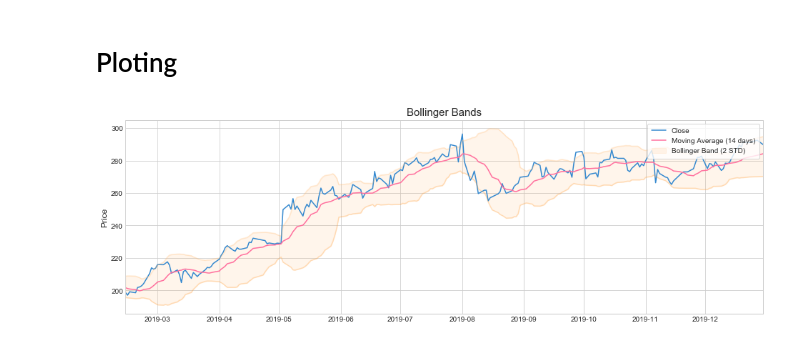
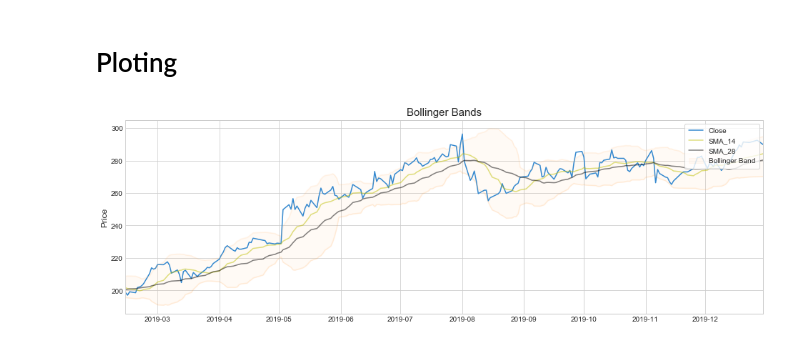
Before and after one commit to RiWieland/Finance_Platform, a Jupyter notebook: Analysis.ipynb, the cells around one changed output. Saved outputs shown, nothing was run; the diff lists cells and outputs as text; code cells hidden in the pictures.

```diff
--- a/Analysis.ipynb
+++ b/Analysis.ipynb
@@ -23,31 +32,45 @@ running sqlite3 version :2.6.0, Connection to Database on: /Users/richard.wielan
 # %% [markdown]
 # Ploting
 # %%
-def bollinger_bands_plot(stock, std=2, path=None):
+def dynamic_ploting(stock, *args, path=None):#), path=None): #, path=None):
 
     # Bollinger band plot with EMA and original historical data
     plt.figure(figsize=(16,5))
     plt.style.use('seaborn-whitegrid')
-    plt.plot(stock.Trading_Date, stock.Close, color='#3388cf', label='Close')
+    color_index=5
+    colors = "bgrcmykw"
+
+    plt.plot(stock.Trading_Date, stock.Close, color='#3388cf' ,label='Close')
     #plt.plot(stock.index, stock.MA21, color='#ad6eff', label='Moving Average (21 days)')
-    plt.plot(stock.Trading_Date, stock.SMA_14, color='#ff6e9d', label='Moving Average (14 days)')
-    plt.plot(stock.Trading_Date, stock.BOLLING_UPPER, color='#ffbd74', alpha=0.3)
-    plt.plot(stock.Trading_Date, stock.BOLLING_LOWER, color='#ffa33f', alpha=0.3)
-    plt.fill_between(stock.Trading_Date, stock.BOLLING_UPPER, stock.BOLLING_LOWER, color='#ffa33f', alpha=0.1, label='Bollinger Band ({} STD)'.format(std))
+
+    for arg in args:
+
+        if arg =='Bollinger_Band':
+            plt.plot(stock.Trading_Date, stock.BOLLING_UPPER, color='#ffbd74', alpha=0.15)
+            plt.plot(stock.Trading_Date, stock.BOLLING_LOWER, color='#ffa33f', alpha=0.15)
+            plt.fill_between(stock.Trading_Date, stock.BOLLING_UPPER, stock.BOLLING_LOWER, color='#ffa33f', alpha=0.05, label='Bollinger Band')
+
+        else:
+
+            plt.plot(stock.Trading_Date, stock[arg], c=colors[color_index], label=arg, alpha=0.5)
+            color_index = color_index + 1
+
     plt.legend(frameon=True, loc=1, ncol=1, fontsize=10, borderpad=.6)
     plt.title('Bollinger Bands', fontSize=15)
     plt.ylabel('Price', fontSize=12)
     plt.xlim([stock.Trading_Date.min(), stock.Trading_Date.max()])
+
     if path != None:
         plt.savefig(path)
     else:
         plt.show()
 
 stock_frame = DB.query(conn, 'Stock_Calc', YEAR=2019)
 stock_frame.Trading_Date = pd.to_datetime(stock_frame.Trading_Date, infer_datetime_format=True)
 #stock_frame.set_index('Trading_Date', inplace=True, drop=True)
-bollinger_bands_plot(stock_frame.loc[stock_frame['Symbol']=='ADS.DE'])
+
+dynamic_ploting(stock_frame.loc[stock_frame['Symbol']=='ADS.DE'], 'Bollinger_Band', 'SMA_14','SMA_28' )
 # %% [output]
-[figure, old version]
+[figure, new version]
 # %%
 #stock_frame.loc[stock_frame['Symbol']=='ADS.DE']
```
Also changed, not shown: parts of 3 cells of this notebook, 1 other file.
